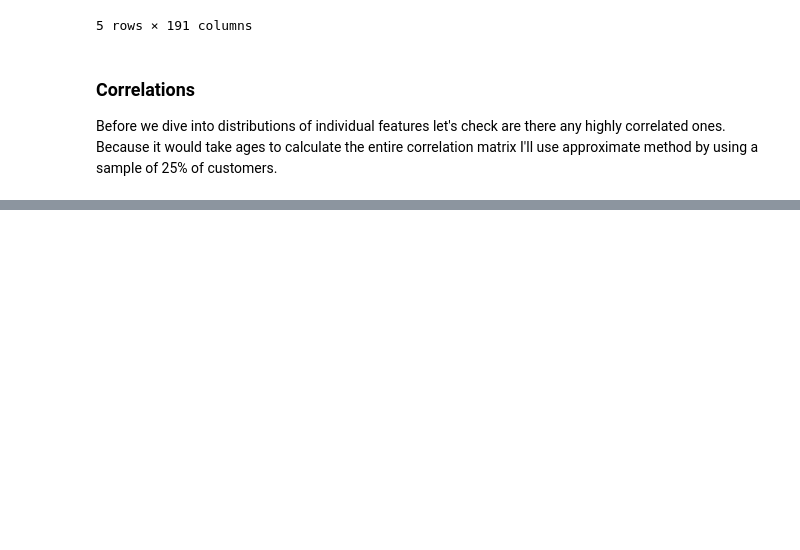
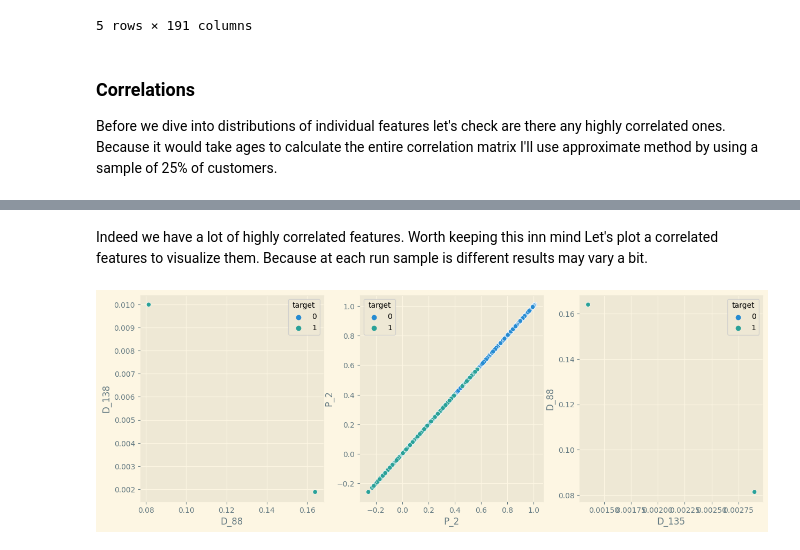
Before and after one commit to rohitgupta20/amex-default-prediction, a Jupyter notebook: amex default-prediction.ipynb, the cells around one changed output, grey strips where cells are left out. Cells and saved outputs as stored; diff of their text form; code cells hidden in the pictures; blank space fills up the shorter version.

```diff
--- a/amex default-prediction.ipynb
+++ b/amex default-prediction.ipynb
@@ -522,0 +526,6 @@ number of rows sampled : 4216(42%)
+# %%
+unstacked = correlations.unstack()
+unstacked = unstacked.sort_values(ascending=False,kind='quicksort').drop_duplicates().head(25)
+unstacked
+#Returns a DataFrame having a new level of column labels whose inner-most level
+#consists of the pivoted index labels.'''
@@ -522,0 +550,16 @@ number of rows sampled : 4216(42%)
+# %% [markdown]
+Indeed we have a lot of highly correlated features. Worth keeping this inn mind Let's plot a correlated features to visualize them. Because at each run sample is different results may vary a bit.
+# %%
+x1,y1 = unstacked.index[1]
+x2,y2 = unstacked.index[2]
+x3,y3 = unstacked.index[3]
+
+
+fig,ax = plt.subplots(1,3,figsize=(15,5))
+sns.scatterplot(x=x1,y=y1,data=final_df,hue='target',ax=ax[0])
+sns.scatterplot(x=x2,y=y2,data=final_df,hue='target',ax=ax[1])
+sns.scatterplot(x=x3,y=y3,data=final_df,hue='target',ax=ax[2])
+
+plt.show()
+# %% [output]
+[figure, added]
```
Also changed, not shown: parts of 20 cells of this notebook.
